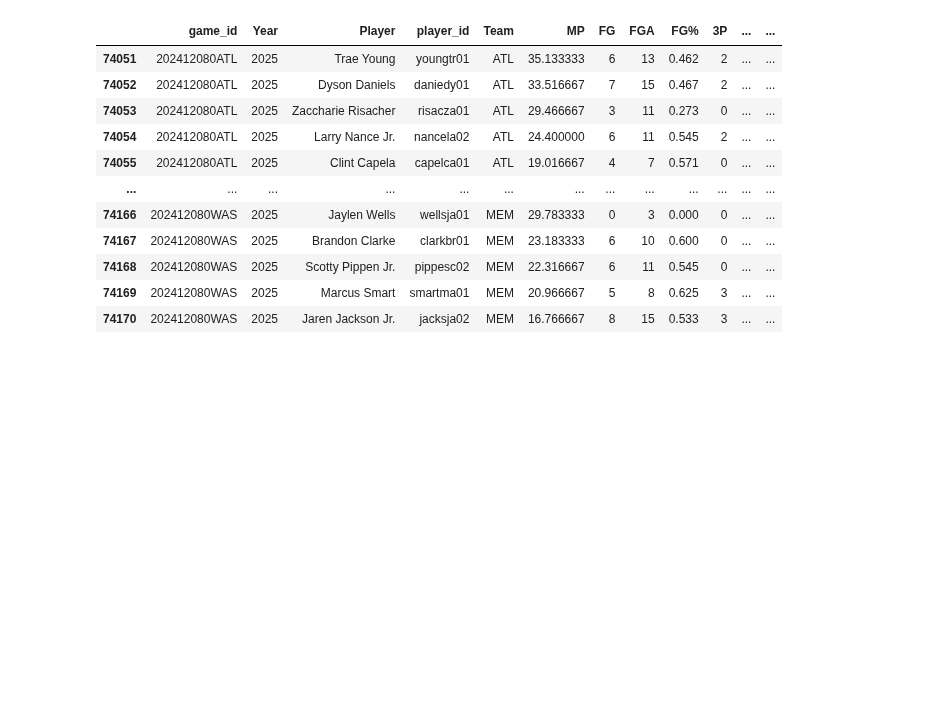
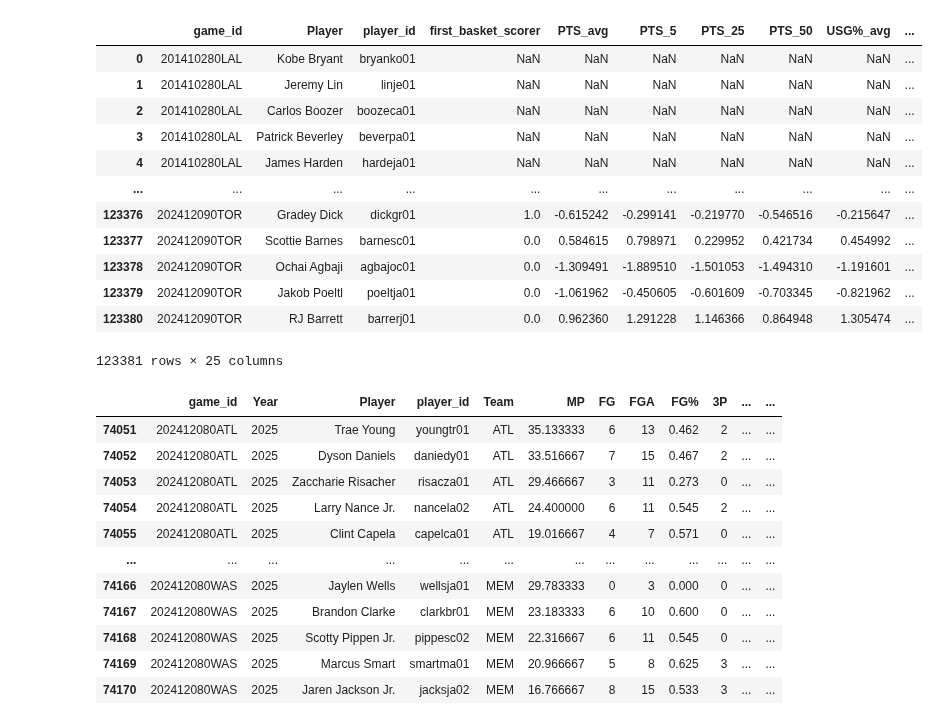
Before and after one commit to martinbog19/LeFirstBasket, a Jupyter notebook: starting_lineups.ipynb, the cells around one changed output. Cells and saved outputs as stored; diff of their text form; code cells hidden in the pictures; blank space fills up the shorter version.

```diff
--- a/starting_lineups.ipynb
+++ b/starting_lineups.ipynb
@@ -16,4 +17,23 @@ from helpers.scrape import get_first_basket
 from helpers.utils import getId
+# %%
+from helpers.preprocess import feature_engineering
+data, features = feature_engineering()
+# %%
+data
+# %% [output]
+|  | game_id | Player | player_id | first_basket_scorer | PTS_avg | PTS_5 | PTS_25 | PTS_50 | USG%_avg | ... |
+| 0 | 201410280LAL | Kobe Bryant | bryanko01 | NaN | NaN | NaN | NaN | NaN | NaN | ... |
+| 1 | 201410280LAL | Jeremy Lin | linje01 | NaN | NaN | NaN | NaN | NaN | NaN | ... |
+| 2 | 201410280LAL | Carlos Boozer | boozeca01 | NaN | NaN | NaN | NaN | NaN | NaN | ... |
+| 3 | 201410280LAL | Patrick Beverley | beverpa01 | NaN | NaN | NaN | NaN | NaN | NaN | ... |
+| 4 | 201410280LAL | James Harden | hardeja01 | NaN | NaN | NaN | NaN | NaN | NaN | ... |
+| ... | ... | ... | ... | ... | ... | ... | ... | ... | ... | ... |
+| 123376 | 202412090TOR | Gradey Dick | dickgr01 | 1.0 | -0.615242 | -0.299141 | -0.219770 | -0.546516 | -0.215647 | ... |
+| 123377 | 202412090TOR | Scottie Barnes | barnesc01 | 0.0 | 0.584615 | 0.798971 | 0.229952 | 0.421734 | 0.454992 | ... |
+| 123378 | 202412090TOR | Ochai Agbaji | agbajoc01 | 0.0 | -1.309491 | -1.889510 | -1.501053 | -1.494310 | -1.191601 | ... |
+| 123379 | 202412090TOR | Jakob Poeltl | poeltja01 | 0.0 | -1.061962 | -0.450605 | -0.601609 | -0.703345 | -0.821962 | ... |
+| 123380 | 202412090TOR | RJ Barrett | barrerj01 | 0.0 | 0.962360 | 1.291228 | 1.146366 | 0.864948 | 1.305474 | ... |
+123381 rows × 25 columns
 # %%
 import pandas as pd
 import numpy as np
```
Also changed, not shown: parts of 1 cell of this notebook, 4 other files.
